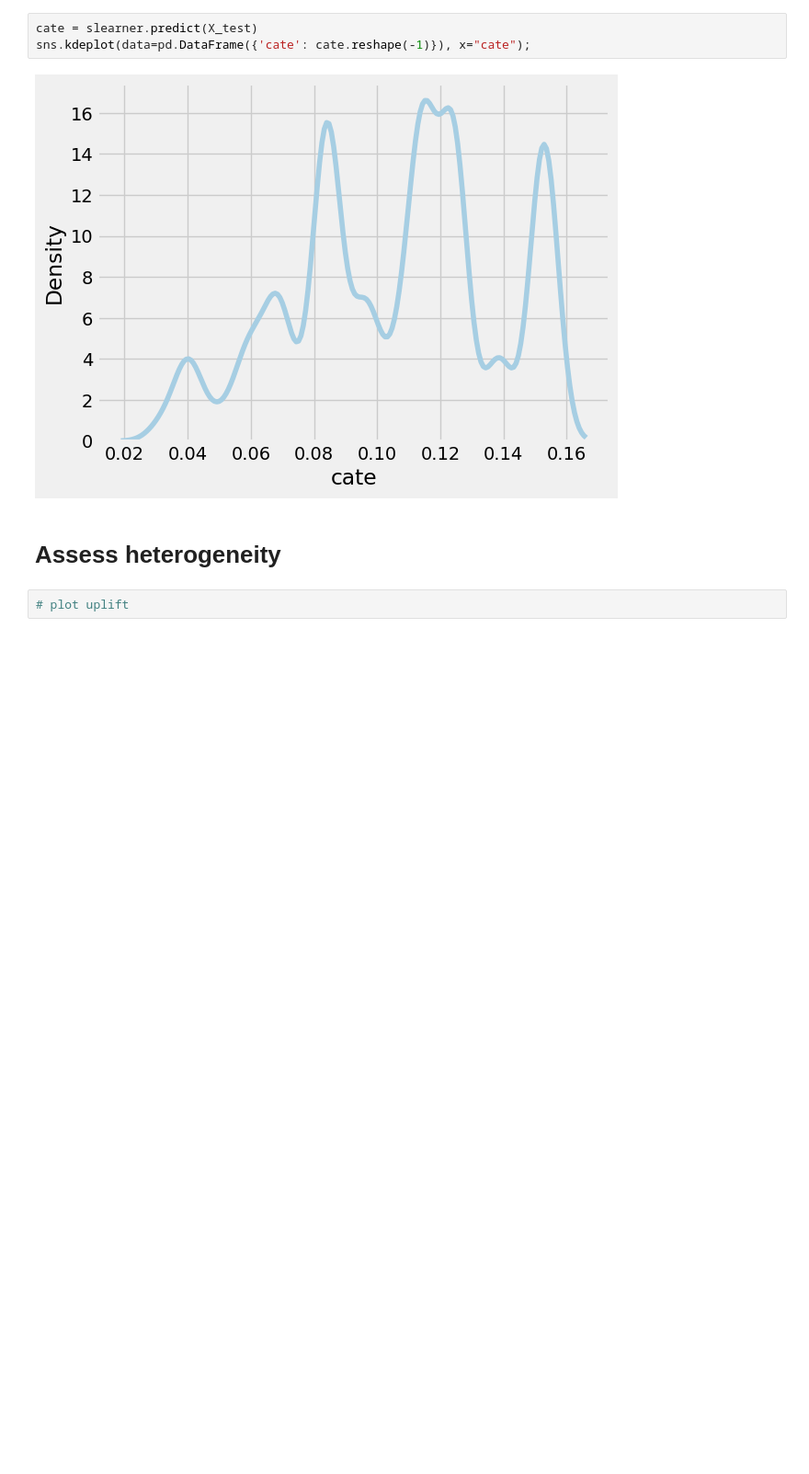
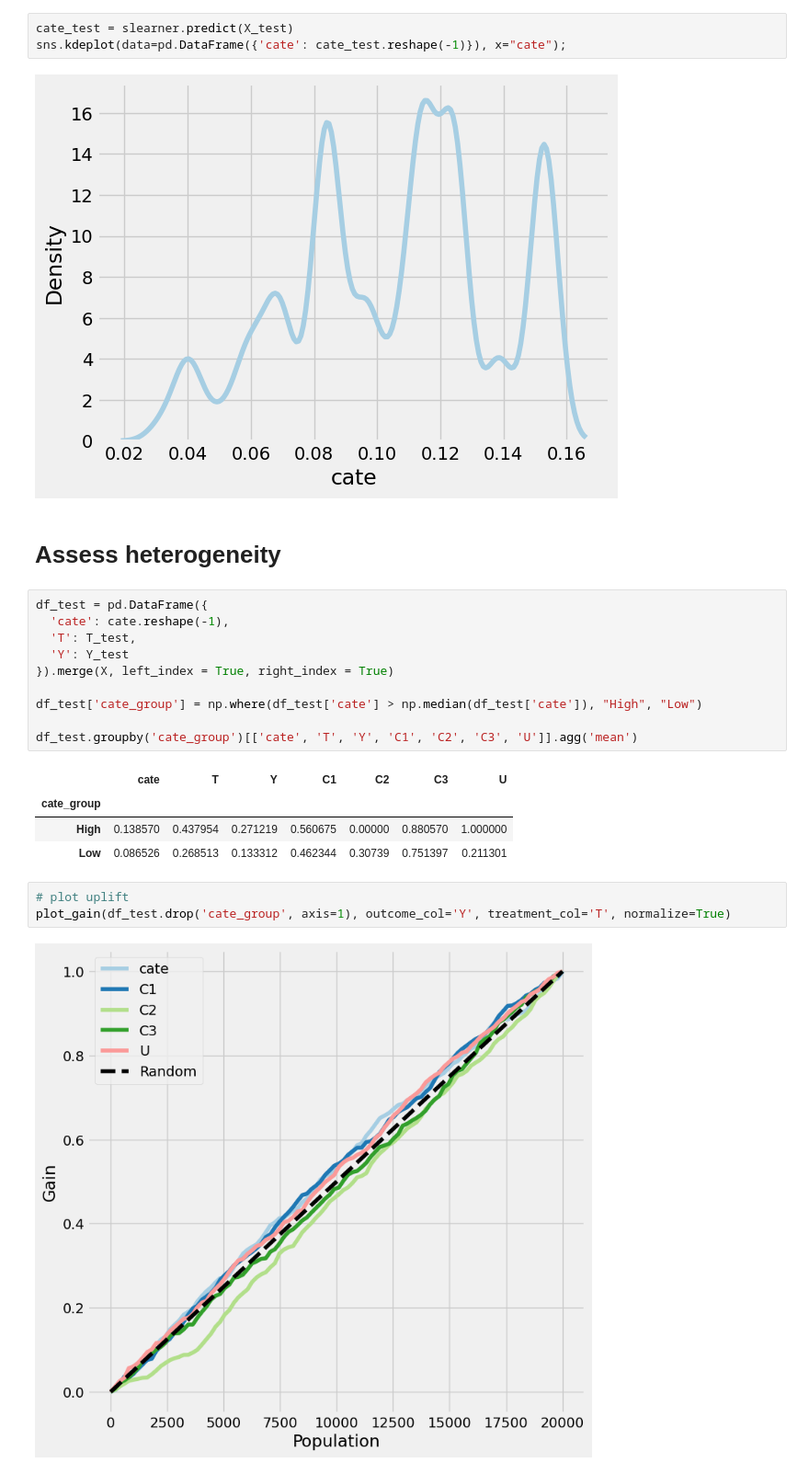
Before and after one commit to pcbrendel/causal, a Jupyter notebook: tutorials/s-learner.ipynb, the cells around one changed output. Shown at 92% size. Cells and saved outputs as stored; diff of their text form; blank space fills up the shorter version.

```diff
--- a/tutorials/s-learner.ipynb
+++ b/tutorials/s-learner.ipynb
@@ -60,13 +59,31 @@ slearner.estimate_ate(X=X_test, treatment=T_test, y=Y_test, return_ci=True, boot
 # %% [output]
 (array([0.10550383]), array([0.05277566]), array([0.15993162]))
 # %%
-cate = slearner.predict(X_test)
-sns.kdeplot(data=pd.DataFrame({'cate': cate.reshape(-1)}), x="cate");
+cate_test = slearner.predict(X_test)
+sns.kdeplot(data=pd.DataFrame({'cate': cate_test.reshape(-1)}), x="cate");
 # %% [output]
 [figure]
 # %% [markdown]
 # Assess heterogeneity
+# %%
+df_test = pd.DataFrame({
+  'cate': cate.reshape(-1),
+  'T': T_test,
+  'Y': Y_test
+}).merge(X, left_index = True, right_index = True)
+
+df_test['cate_group'] = np.where(df_test['cate'] > np.median(df_test['cate']), "High", "Low")
+
+df_test.groupby('cate_group')[['cate', 'T', 'Y', 'C1', 'C2', 'C3', 'U']].agg('mean')
+# %% [output]
+|  | cate | T | Y | C1 | C2 | C3 | U |
+| cate_group |  |  |  |  |  |  |  |
+| High | 0.138570 | 0.437954 | 0.271219 | 0.560675 | 0.00000 | 0.880570 | 1.000000 |
+| Low | 0.086526 | 0.268513 | 0.133312 | 0.462344 | 0.30739 | 0.751397 | 0.211301 |
 # %%
 # plot uplift
+plot_gain(df_test.drop('cate_group', axis=1), outcome_col='Y', treatment_col='T', normalize=True)
+# %% [output]
+[figure, added]
 # %%
 # feature importance
```
Also changed, not shown: parts of 3 cells of this notebook, 1 other file.
